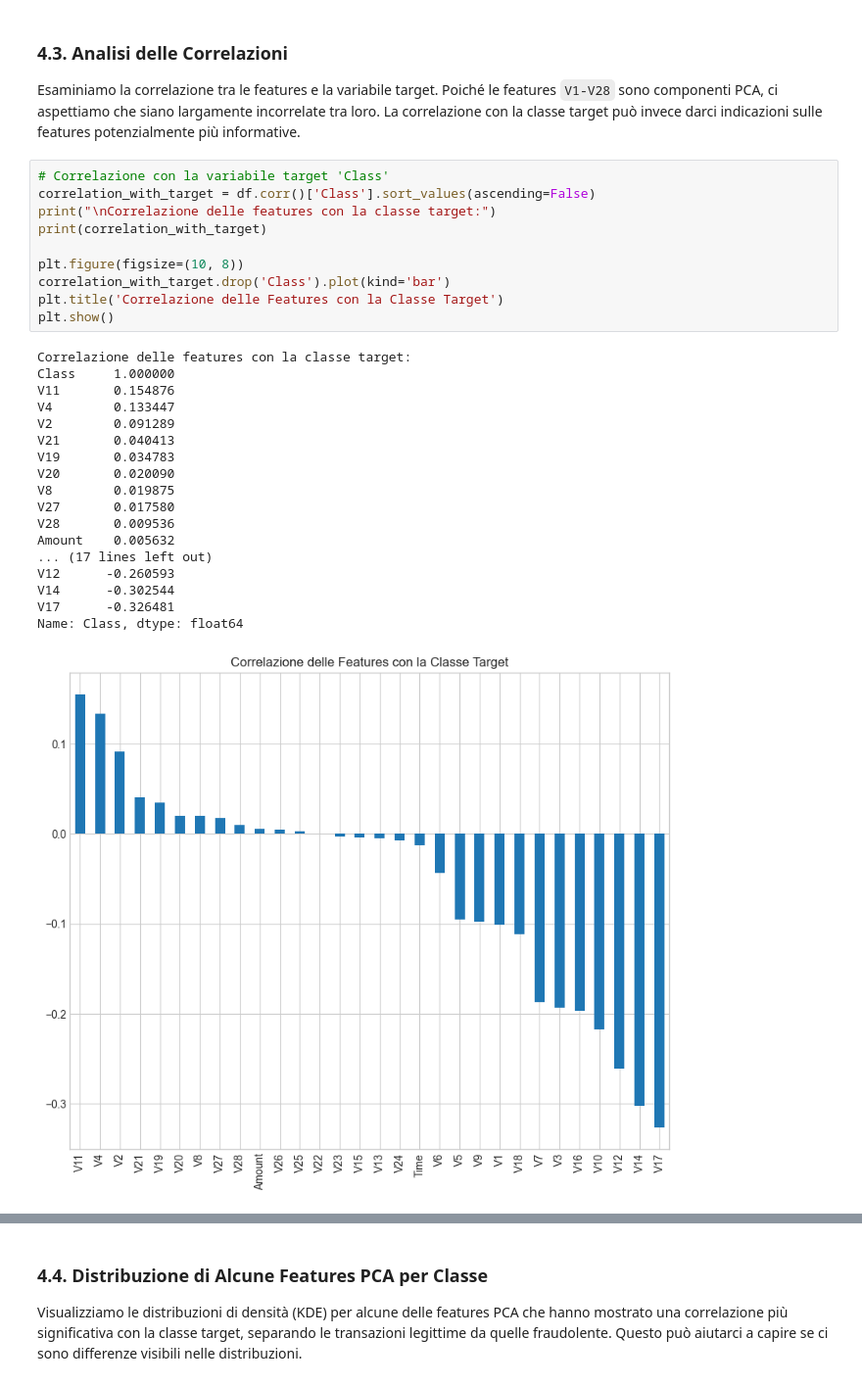
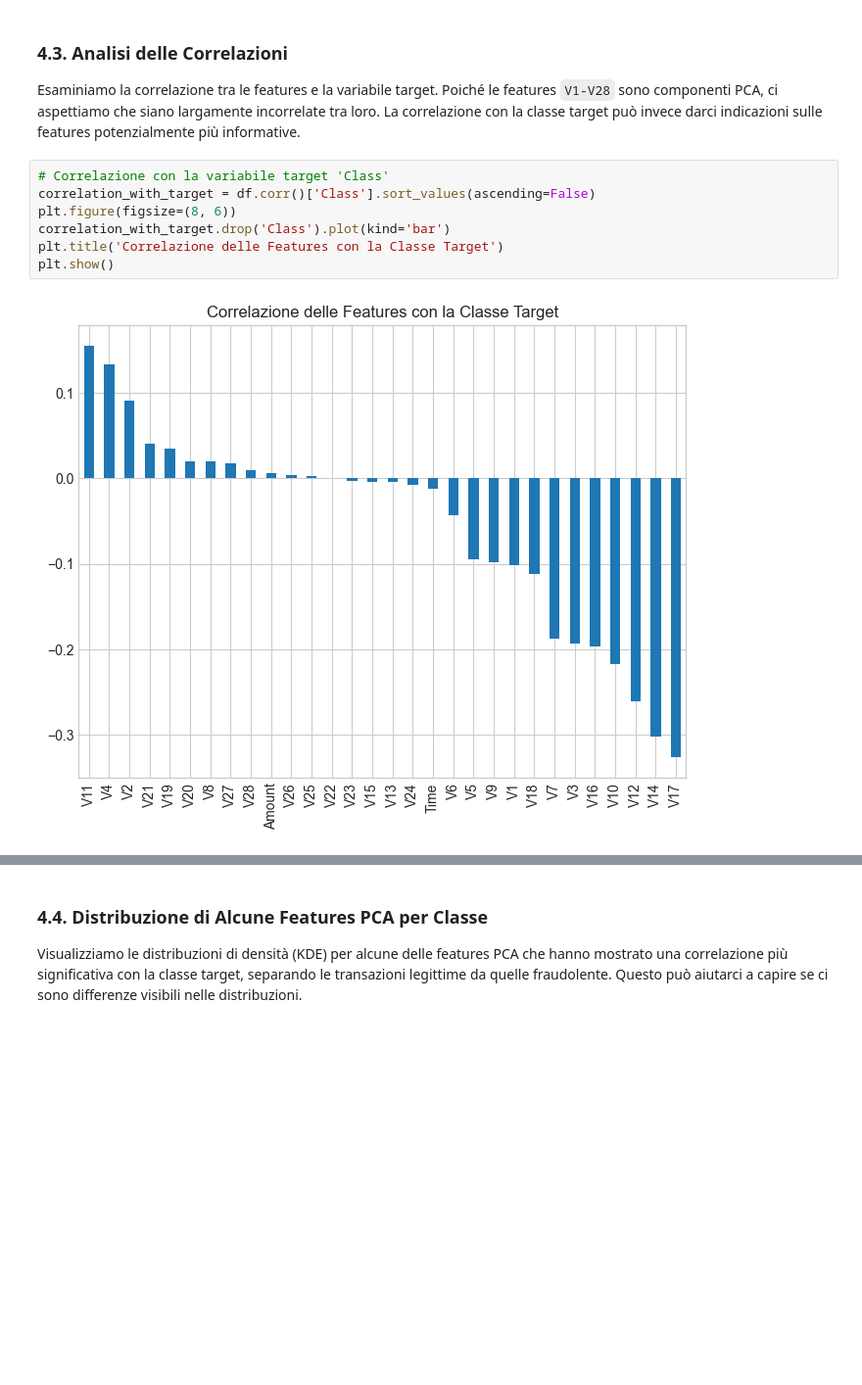
Before and after one commit to alevu3344/PDADI, a Jupyter notebook: notebooks/credit.ipynb, the cells around one changed output, grey strips where cells are left out. Shown: that part at 98% size. Saved outputs shown, nothing was run; the diff lists cells and outputs as text; blank space fills up the shorter version.

```diff
--- a/notebooks/credit.ipynb
+++ b/notebooks/credit.ipynb
@@ -207,32 +212,12 @@ Esaminiamo la correlazione tra le features e la variabile target. Poiché le fea
 # %%
 # Correlazione con la variabile target 'Class'
 correlation_with_target = df.corr()['Class'].sort_values(ascending=False)
-print("\nCorrelazione delle features con la classe target:")
-print(correlation_with_target)
-
-plt.figure(figsize=(10, 8))
+plt.figure(figsize=(8, 6))
 correlation_with_target.drop('Class').plot(kind='bar')
 plt.title('Correlazione delle Features con la Classe Target')
 plt.show()
 # %% [output]
-Correlazione delle features con la classe target:
-Class     1.000000
-V11       0.154876
-V4        0.133447
-V2        0.091289
-V21       0.040413
-V19       0.034783
-V20       0.020090
-V8        0.019875
-V27       0.017580
-V28       0.009536
-Amount    0.005632
-... (17 lines left out)
-V12      -0.260593
-V14      -0.302544
-V17      -0.326481
-Name: Class, dtype: float64
-[figure, old version]
+[figure, new version]
 # %% [markdown]
 **Osservazioni sulle Correlazioni:**
 
```
Also changed, not shown: parts of 13 cells of this notebook.
